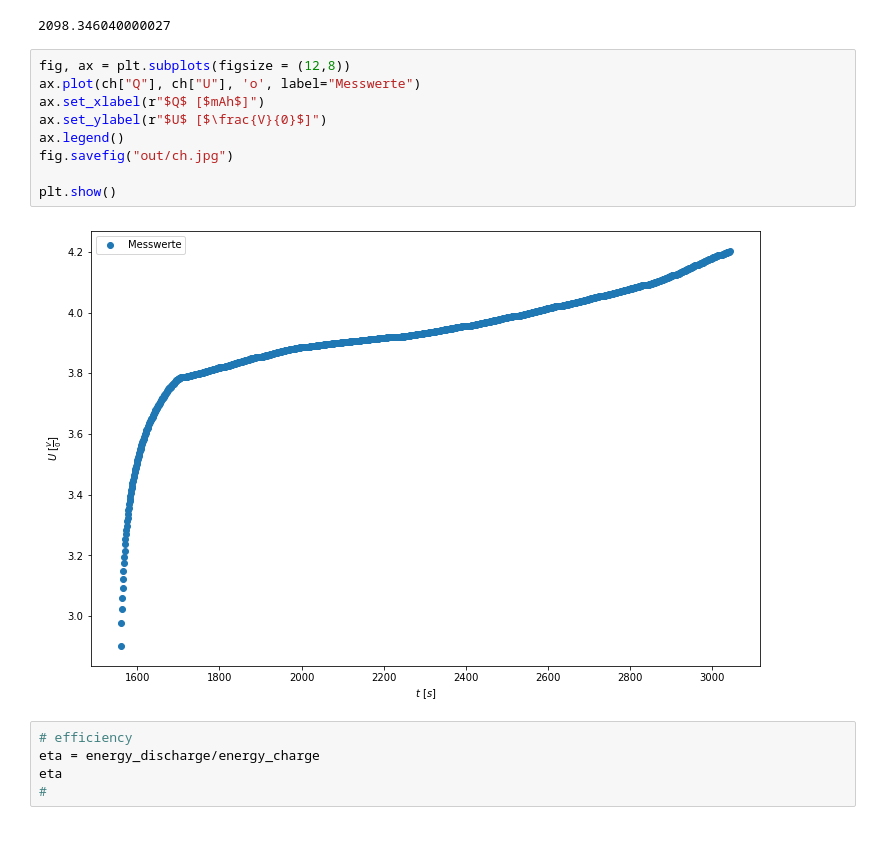
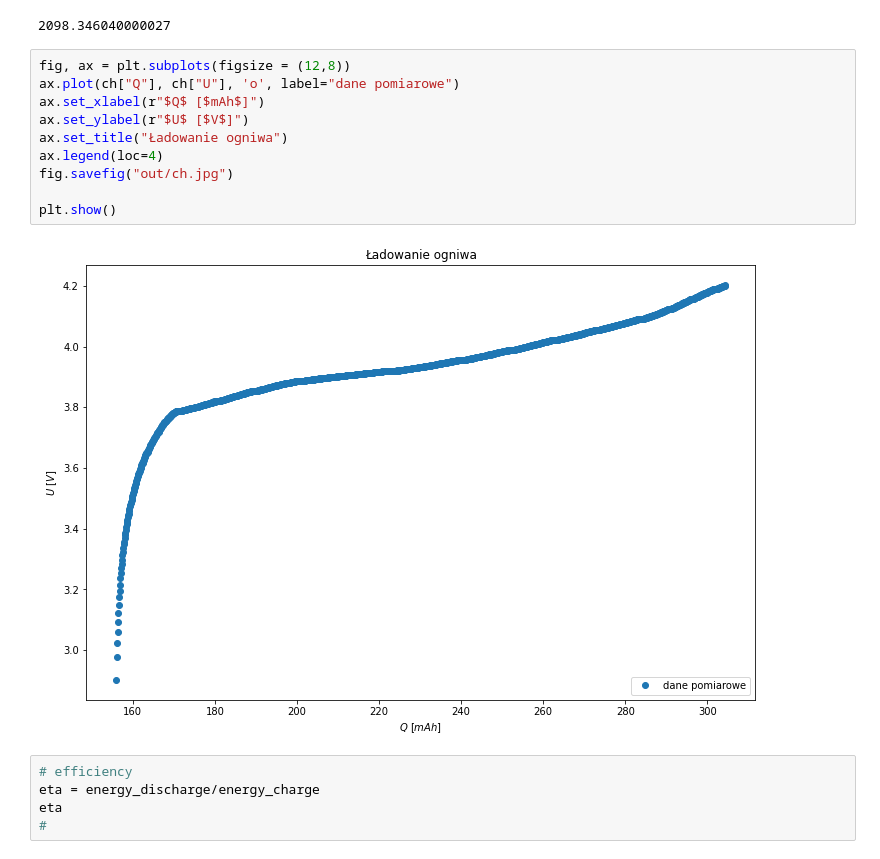
Before and after one commit to finem4n/physics-lab-ii, a Jupyter notebook: lab10/measured.ipynb, the cells around one changed output. Saved outputs shown, nothing was run; the diff lists cells and outputs as text.

```diff
--- a/lab10/measured.ipynb
+++ b/lab10/measured.ipynb
@@ -112,15 +99,16 @@ energy_charge
 2098.346040000027
 # %%
 fig, ax = plt.subplots(figsize = (12,8))
-ax.plot(ch["Q"], ch["U"], 'o', label="Messwerte")
+ax.plot(ch["Q"], ch["U"], 'o', label="dane pomiarowe")
 ax.set_xlabel(r"$Q$ [$mAh$]")
-ax.set_ylabel(r"$U$ [$\frac{V}{0}$]")
-ax.legend()
+ax.set_ylabel(r"$U$ [$V$]")
+ax.set_title("Ładowanie ogniwa")
+ax.legend(loc=4)
 fig.savefig("out/ch.jpg")
 
 plt.show()
 # %% [output]
-[figure, old version]
+[figure, new version]
 # %%
 # efficiency
 eta = energy_discharge/energy_charge
```
Also changed, not shown: parts of 3 cells of this notebook.
